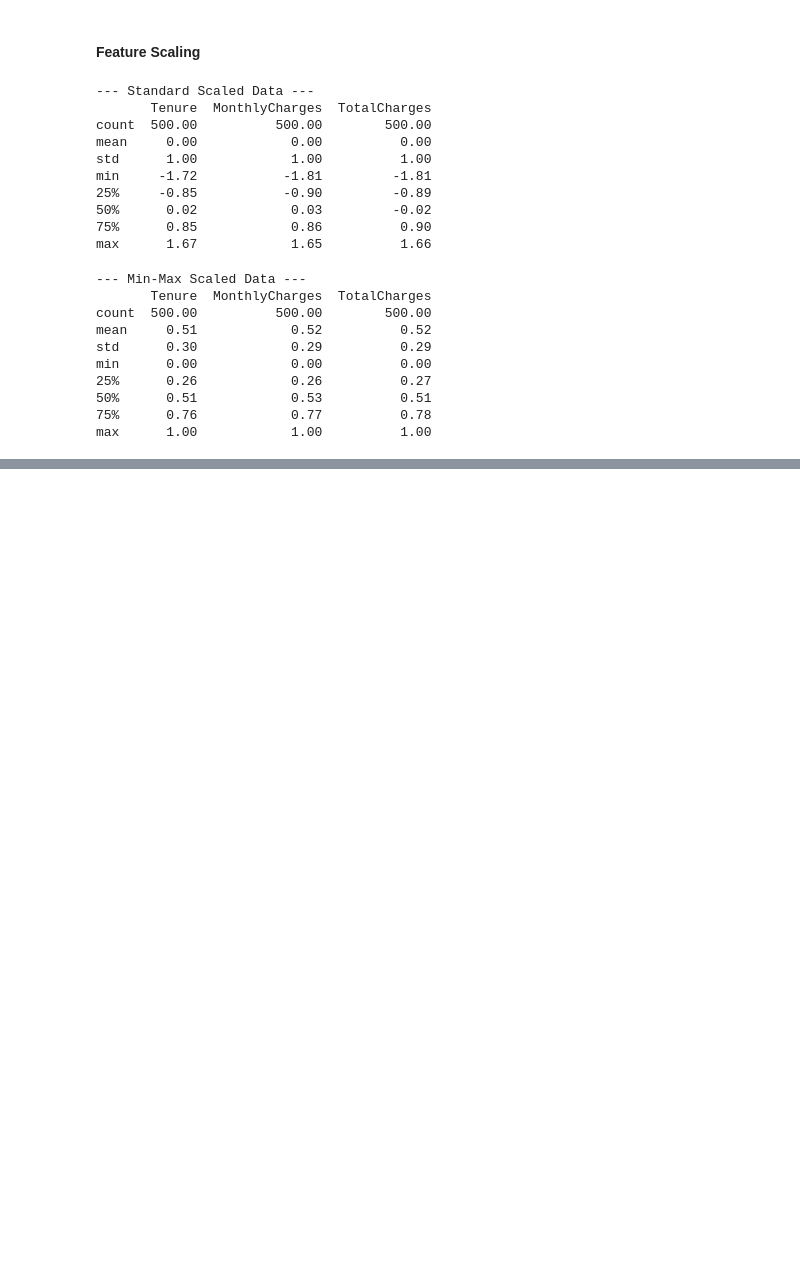
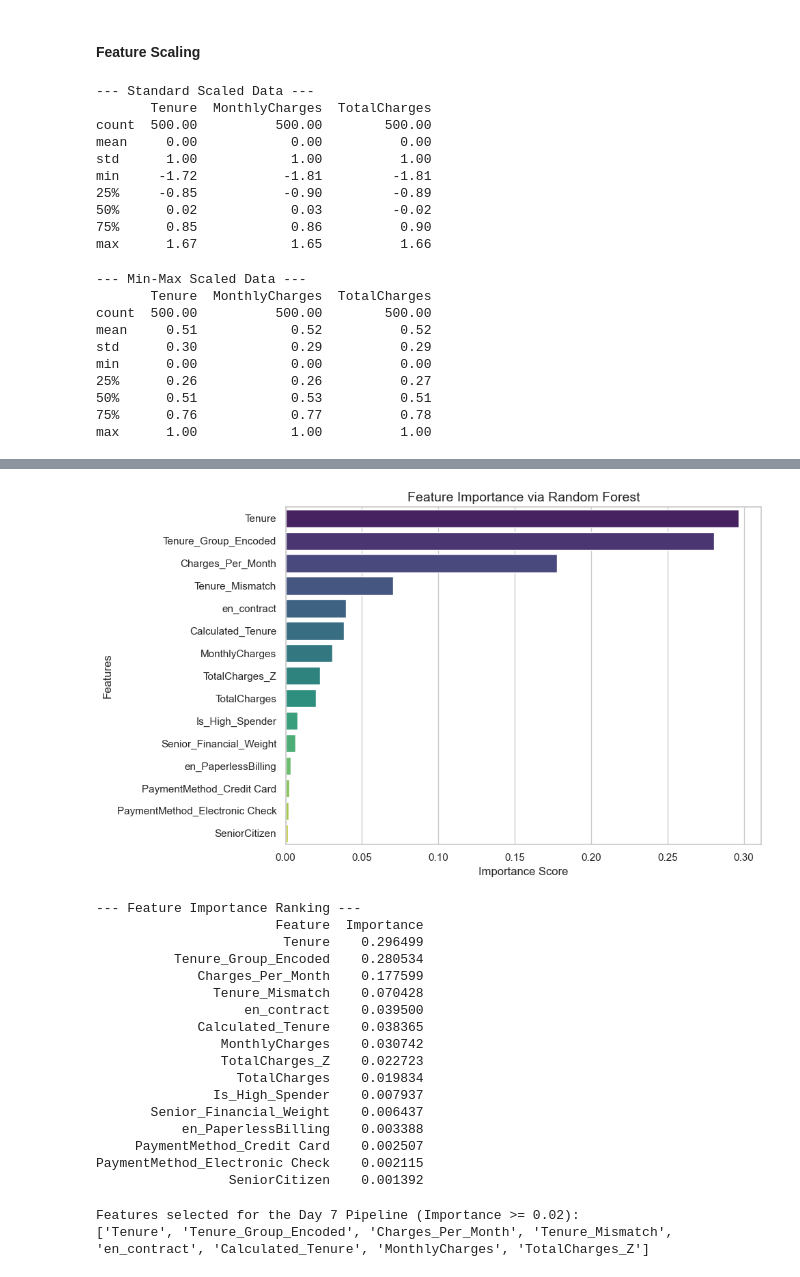
Before and after one commit to Mohith-151/Week-10, a Jupyter notebook: churn_prediction_pipeline.ipynb, the cells around one changed output, grey strips where cells are left out. Cells and saved outputs as stored; diff of their text form; code cells hidden in the pictures; blank space fills up the shorter version.

```diff
--- a/churn_prediction_pipeline.ipynb
+++ b/churn_prediction_pipeline.ipynb
@@ -172,0 +330,57 @@ max      1.00            1.00          1.00
+# %%
+# Initialize Random Forest (stratified class_weight handles your 89/11 class imbalance)
+rf = RandomForestClassifier(n_estimators=100, random_state=42, class_weight='balanced')
+
+# Fit the model to find patterns
+rf.fit(X, y)
+
+# Extract importances into a clean DataFrame
+feature_importance_df = pd.DataFrame({
+    'Feature': X.columns,
+    'Importance': rf.feature_importances_
+}).sort_values(by='Importance', ascending=False)
+
+# Plot Feature Importances
+plt.figure(figsize=(10, 6))
+sns.barplot(x='Importance', y='Feature', data=feature_importance_df, palette='viridis', hue='Feature', legend=False)
+plt.title('Feature Importance via Random Forest', fontsize=14)
+plt.xlabel('Importance Score')
+plt.ylabel('Features')
+plt.tight_layout()
+plt.show()
+
+# Display the ranked list
+print("--- Feature Importance Ranking ---")
+print(feature_importance_df.to_string(index=False))
+# %% [output]
+[figure, added]
+--- Feature Importance Ranking ---
+                       Feature  Importance
+                        Tenure    0.296499
+          Tenure_Group_Encoded    0.280534
+             Charges_Per_Month    0.177599
+               Tenure_Mismatch    0.070428
+                   en_contract    0.039500
+             Calculated_Tenure    0.038365
+                MonthlyCharges    0.030742
+                TotalCharges_Z    0.022723
+                  TotalCharges    0.019834
+               Is_High_Spender    0.007937
+       Senior_Financial_Weight    0.006437
+           en_PaperlessBilling    0.003388
+     PaymentMethod_Credit Card    0.002507
+PaymentMethod_Electronic Check    0.002115
+                 SeniorCitizen    0.001392
+# %%
+# Example: Select features that have an importance score greater than 0.02
+threshold = 0.02
+selected_features = feature_importance_df[feature_importance_df['Importance'] >= threshold]['Feature'].tolist()
+
+print(f"\nFeatures selected for the Day 7 Pipeline (Importance >= {threshold}):")
+print(selected_features)
+
+# Filter your training matrix to keep only these columns
+X_selected = X[selected_features]
+# %% [output]
+Features selected for the Day 7 Pipeline (Importance >= 0.02):
+['Tenure', 'Tenure_Group_Encoded', 'Charges_Per_Month', 'Tenure_Mismatch', 'en_contract', 'Calculated_Tenure', 'MonthlyCharges', 'TotalCharges_Z']
```
Also changed, not shown: parts of 8 cells of this notebook, 3 other files.
